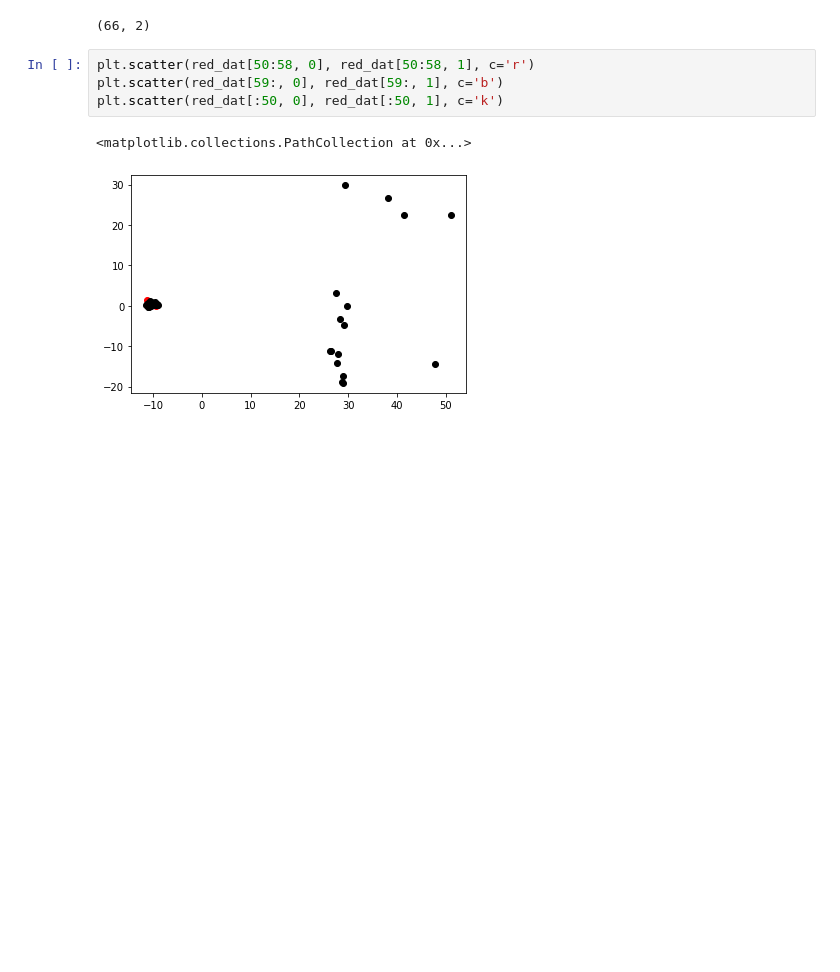
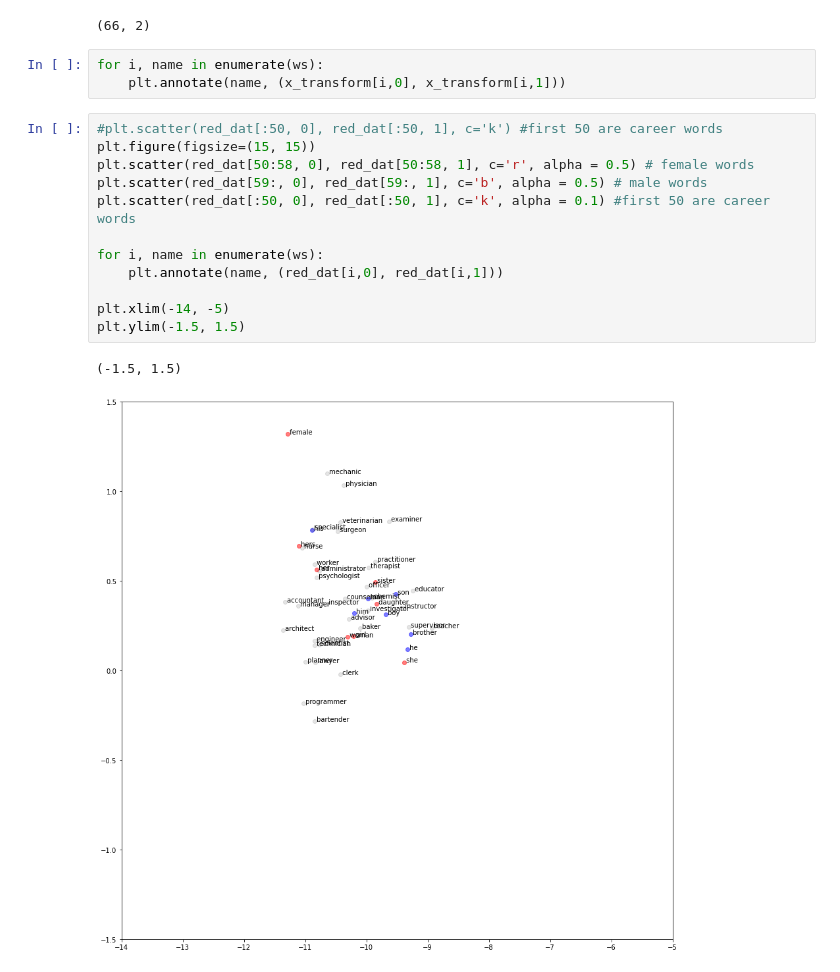
Before and after one commit to AM205-NLP-project/NLP-project, a Jupyter notebook: tune/SVD Exploration.ipynb, the cells around one changed output. Cells and saved outputs as stored; diff of their text form; blank space fills up the shorter version.

Commit message:
adding small changes to pca plot

```diff
--- a/tune/SVD Exploration.ipynb
+++ b/tune/SVD Exploration.ipynb
@@ -205,10 +205,21 @@ red_dat = pca.fit_transform(scaled_dat)
 red_dat.shape
 # %% [output]
 (66, 2)
+# %%
+for i, name in enumerate(ws):
+    plt.annotate(name, (x_transform[i,0], x_transform[i,1]))
 # %%
-plt.scatter(red_dat[50:58, 0], red_dat[50:58, 1], c='r')
-plt.scatter(red_dat[59:, 0], red_dat[59:, 1], c='b')
-plt.scatter(red_dat[:50, 0], red_dat[:50, 1], c='k')
+#plt.scatter(red_dat[:50, 0], red_dat[:50, 1], c='k') #first 50 are career words
+plt.figure(figsize=(15, 15))
+plt.scatter(red_dat[50:58, 0], red_dat[50:58, 1], c='r', alpha = 0.5) # female words
+plt.scatter(red_dat[59:, 0], red_dat[59:, 1], c='b', alpha = 0.5) # male words
+plt.scatter(red_dat[:50, 0], red_dat[:50, 1], c='k', alpha = 0.1) #first 50 are career words
+
+for i, name in enumerate(ws):
+    plt.annotate(name, (red_dat[i,0], red_dat[i,1]))
+
+plt.xlim(-14, -5)
+plt.ylim(-1.5, 1.5)
 # %% [output]
-<matplotlib.collections.PathCollection at 0x...>
+(-1.5, 1.5)
-[figure, old version]
+[figure, new version]
```
Also changed, not shown: parts of 7 cells of this notebook.
